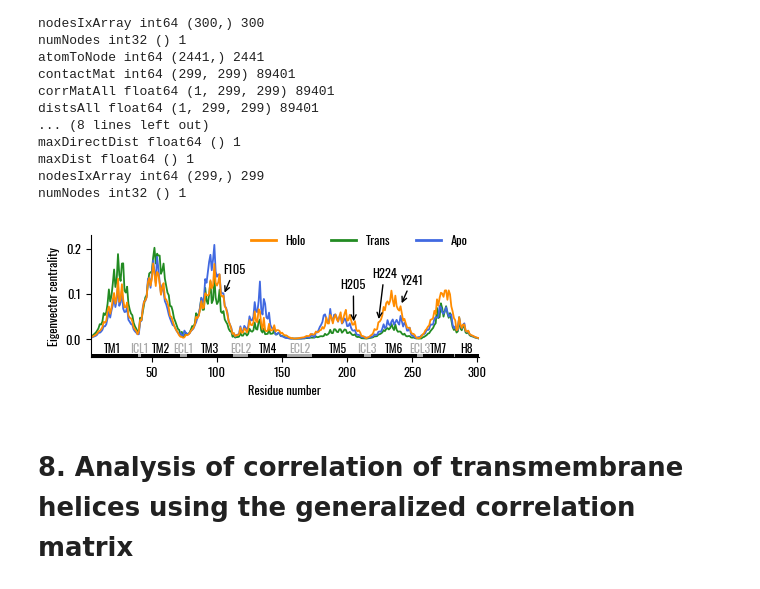
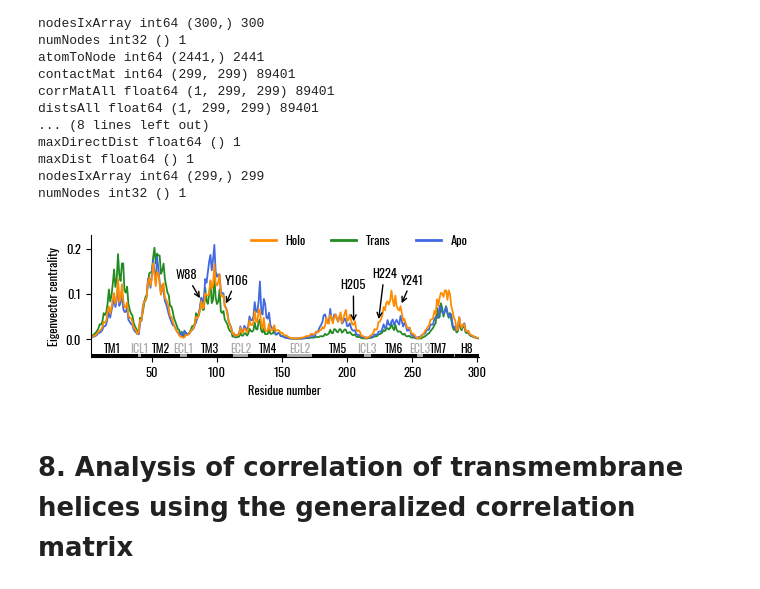
Before and after one commit to lorenzopallante/TAS2R46, a Jupyter notebook: DYNET_analysis.ipynb, the cells around one changed output. Cells and saved outputs as stored; diff of their text form; code cells hidden in the pictures.

```diff
--- a/DYNET_analysis.ipynb
+++ b/DYNET_analysis.ipynb
@@ -1092,7 +1092,7 @@ btws_trans['system'] = 'Trans'
 btws = pd.concat([btws_holo, btws_trans,btws_apo])
 helices = ['TM1', 'TM2', 'TM3', 'TM4', 'TM5', 'TM6', 'TM7', 'H8']
 # boxplots
-fig, ax = plt.subplots(figsize=(12/2.54, 6/2.54))
+fig, ax = plt.subplots(figsize=(12/2.54, 5/2.54))
 # plot the edges with the same color as the face
 # knee nodes 0.0291351484815155
 # knee edges 0.0120984938609683
@@ -1232,41 +1232,41 @@ for line in leg.get_lines():
     line.set_linewidth(2.0)
 ax.set_xlim(resids[0],resids[-1])
 ax.set_ylim(botlim,0.23)
 
 add_helices(ax,botlim=botlim,w=w)
 
-# create a vertical arrow that points to res 105
-ax.annotate('F105', xy=(105, nodeBtw_holo[0][105-3]+0.001), xycoords='data',
-            xytext=(105, nodeBtw_holo[0][105-3]+0.05), textcoords='data',
+# create a vertical arrow that points to res 106
+ax.annotate('Y106', xy=(106, nodeBtw_holo[0][106-3]+0.001), xycoords='data',
+            xytext=(106, nodeBtw_holo[0][106-3]+0.05), textcoords='data',
             arrowprops=dict(arrowstyle='->',lw=1, color='k'))
 # create a vertical arrow that points to res 205
 ax.annotate('H205', xy=(205, nodeBtw_holo[0][205-3]+0.001), xycoords='data',
             xytext=(205-10, nodeBtw_holo[0][205-3]+0.08), textcoords='data',
             arrowprops=dict(arrowstyle='->',lw=1, color='k'))
 # create a vertical arrow that points to res 241
 ax.annotate('Y241', xy=(241, nodeBtw_holo[0][241-3]+0.001), xycoords='data',
             xytext=(241, nodeBtw_holo[0][241-3]+0.05), textcoords='data',
             arrowprops=dict(arrowstyle='->',lw=1, color='k'))
-# create a vertical arrow that points to res 188
-# ax.annotate('F188', xy=(188, nodeBtw_holo[0][188-3]+0.001), xycoords='data',
-#             xytext=(188-25, nodeBtw_holo[0][188-3]+0.05), textcoords='data',
-#             arrowprops=dict(arrowstyle='->',lw=1, color='k'))
+# create a vertical arrow that points to res 88
+ax.annotate('W88', xy=(88, nodeBtw_holo[0][88-3]+0.001), xycoords='data',
+            xytext=(88-20, nodeBtw_holo[0][88-3]+0.05), textcoords='data',
+            arrowprops=dict(arrowstyle='->',lw=1, color='k'))
 # create a vertical arrow that points to res 224
 ax.annotate('H224', xy=(224, nodeBtw_holo[0][224-3]+0.001), xycoords='data',
             xytext=(224-5, nodeBtw_holo[0][224-3]+0.1), textcoords='data',
             arrowprops=dict(arrowstyle='->',lw=1, color='k'))
 
 
 
 
 ax.set_xlabel("Residue number")
 ax.set_ylabel("Eigenvector centrality")
 
 sns.despine()
 fig.tight_layout()
 fig.savefig("../05-Images/Eigenvector_centrality.png", dpi=600,facecolor='w')
 # %% [output]
-[figure, old version]
+[figure, new version]
 # %% [markdown]
 # 8. Analysis of correlation of transmembrane helices using the generalized correlation matrix
 # %%
```
Also changed, not shown: parts of 1 cell of this notebook.
